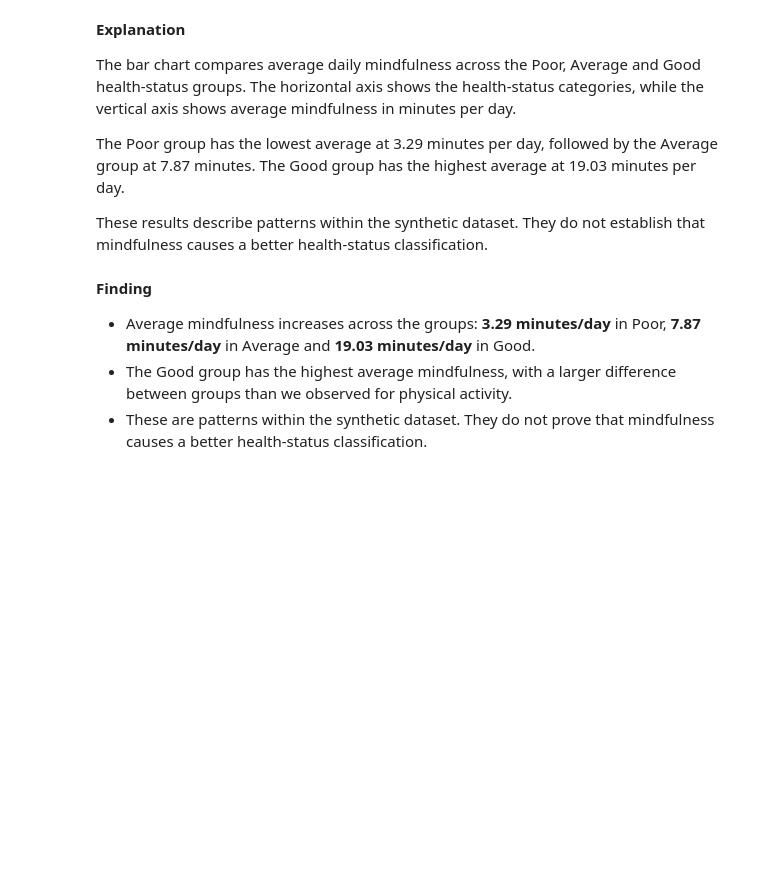
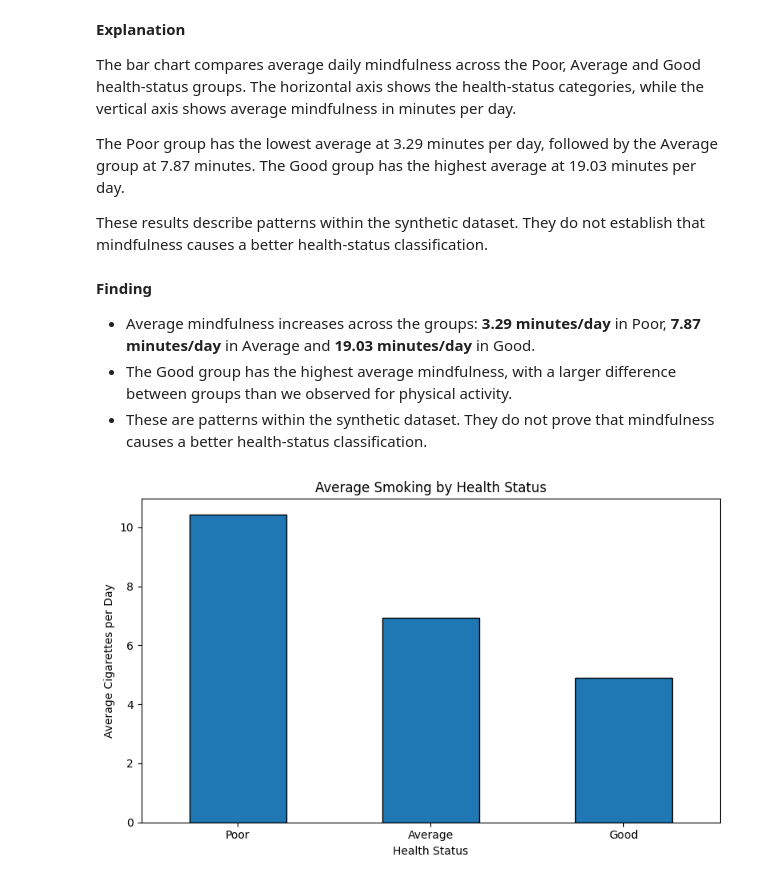
Before and after one commit to LieneRubule/Holistic-Health-and-Lifestyle-Score-Dataset, a Jupyter notebook: jupyter_notebooks/02_Exploratory_Data_Analysis.ipynb, the cells around one changed output. Drawn from its saved outputs; the diff is of its cells as text; code cells hidden in the pictures; blank space fills up the shorter version.

Commit message:
Visualise average smoking levels by health status

```diff
--- a/jupyter_notebooks/02_Exploratory_Data_Analysis.ipynb
+++ b/jupyter_notebooks/02_Exploratory_Data_Analysis.ipynb
@@ -628,3 +628,26 @@ These results describe patterns within the synthetic dataset. They do not establ
 * Average mindfulness increases across the groups: **3.29 minutes/day** in Poor, **7.87 minutes/day** in Average and **19.03 minutes/day** in Good.
 * The Good group has the highest average mindfulness, with a larger difference between groups than we observed for physical activity.
 * These are patterns within the synthetic dataset. They do not prove that mindfulness causes a better health-status classification.
+# %%
+# Calculate average smoking levels for each health status group
+smoking_averages = (
+    df.groupby("Health_Status")["Smoking"]
+    .mean()
+    .reindex(["Poor", "Average", "Good"])
+)
+
+# Create a bar chart
+plt.figure(figsize=(8, 5))
+smoking_averages.plot(kind="bar", edgecolor="black")
+
+# Add a title and axis labels
+plt.title("Average Smoking by Health Status")
+plt.xlabel("Health Status")
+plt.ylabel("Average Cigarettes per Day")
+
+# Display the chart
+plt.xticks(rotation=0)
+plt.tight_layout()
+plt.show()
+# %% [output]
+[figure, added]
```
Also changed, not shown: parts of 2 cells of this notebook.
